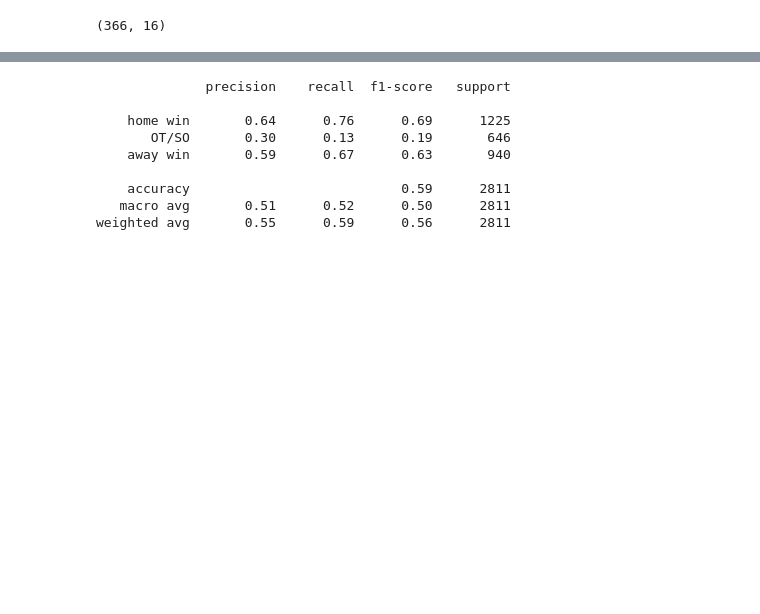
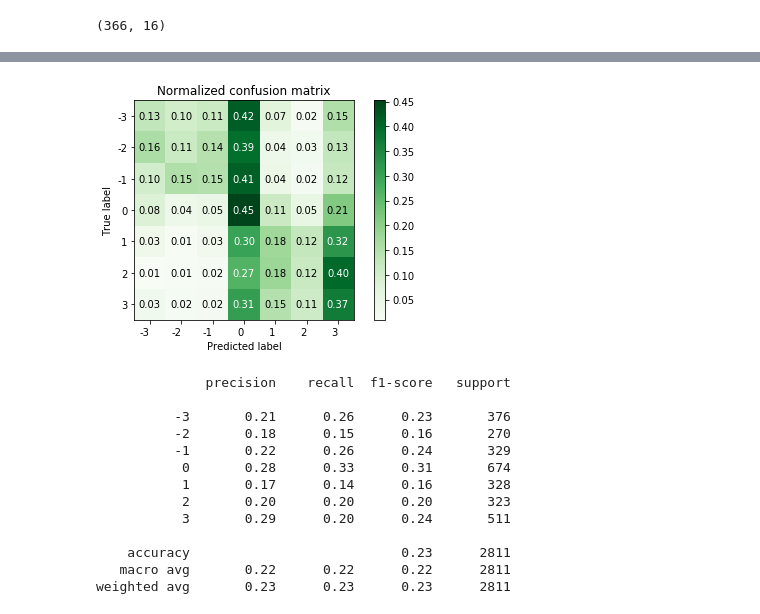
Before and after one commit to danielkari95/nhl-game-prediction, a Jupyter notebook: Model.ipynb, the cells around one changed output, grey strips where cells are left out. Cells and saved outputs as stored; diff of their text form; code cells hidden in the pictures; blank space fills up the shorter version.

```diff
--- a/Model.ipynb
+++ b/Model.ipynb
@@ -28,2 +17,3 @@ events = ['Shot', 'Missed Shot']
 # %%
-y_binary = pp.load_data(plays, games, include=['danger', 'zones'], return_arrays=True, binary_y=True, suffix='_with_danger_and_zones')[1]
+X, y, X_columns, y_columns = pp.preprocess(include=['danger', 'zones'], return_arrays=True, save_as_file=True, y_goal_diff=True,
+                                            suffix='_goal_difference_full_features')
@@ -147,15 +90,25 @@ for i in range(len(y_true_pred_mlp)):
+# %%
+cmat.plot(y_test, y_pred_mlp, classes=list(y_columns.keys()), normalize=True)
+
+plt.show()
+# %% [output]
+[figure, added]
 # %%
-print(classification_report(y_test.argmax(axis=1), y_pred_mlp.argmax(axis=1), target_names=['home win', 'OT/SO', 'away win']))
+print(classification_report(y_test.argmax(axis=1), y_pred_mlp.argmax(axis=1), target_names = classes))
 # %% [output]
               precision    recall  f1-score   support
 
-    home win       0.64      0.76      0.69      1225
-       OT/SO       0.30      0.13      0.19       646
-    away win       0.59      0.67      0.63       940
+          -3       0.21      0.26      0.23       376
+          -2       0.18      0.15      0.16       270
+          -1       0.22      0.26      0.24       329
+           0       0.28      0.33      0.31       674
+           1       0.17      0.14      0.16       328
+           2       0.20      0.20      0.20       323
+           3       0.29      0.20      0.24       511
 
-    accuracy                           0.59      2811
-   macro avg       0.51      0.52      0.50      2811
-weighted avg       0.55      0.59      0.56      2811
+    accuracy                           0.23      2811
+   macro avg       0.22      0.22      0.22      2811
+weighted avg       0.23      0.23      0.23      2811
 # %%
 model_conv1d = tf.keras.models.Sequential([
     tf.keras.layers.Conv1D(64, 12, activation='relu', input_shape=data_shape),
```
Also changed, not shown: parts of 41 cells of this notebook, 25 other files.
